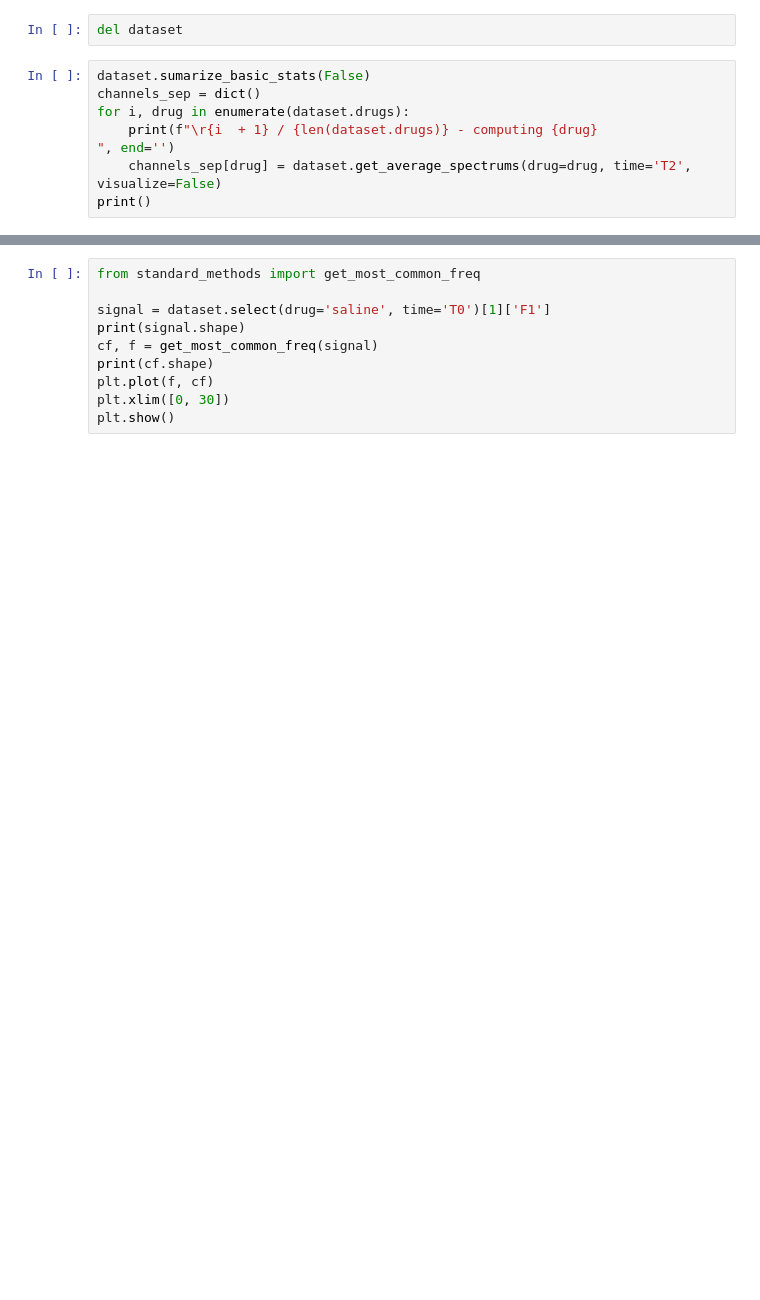
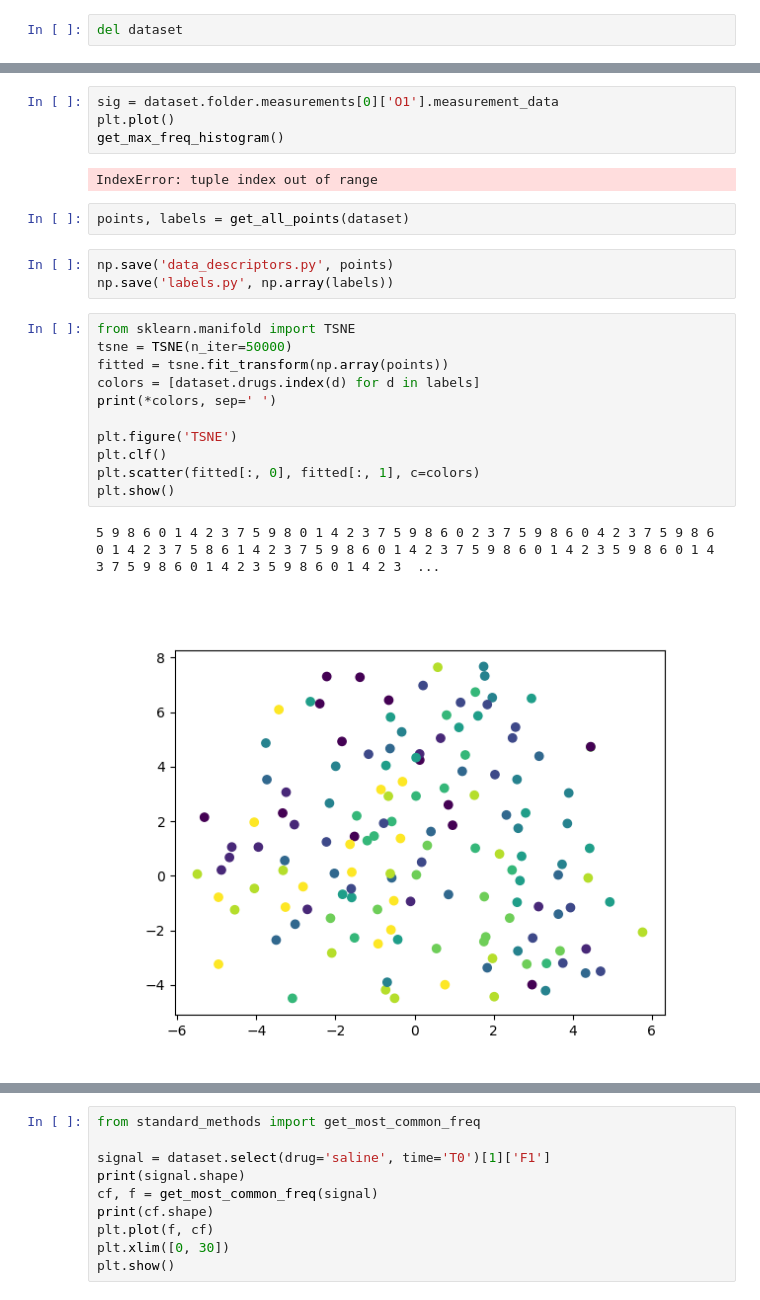
Before and after one commit to achopus/NUDZ, a Jupyter notebook: tester.ipynb, the cells around one changed output, grey strips where cells are left out. Cells and saved outputs as stored; diff of their text form; blank space fills up the shorter version.

```diff
--- a/tester.ipynb
+++ b/tester.ipynb
@@ -18,9 +18,2 @@ AttributeError: 'FigureManager' object has no attribute 'window'
 # %%
 del dataset
-# %%
-dataset.sumarize_basic_stats(False)
-channels_sep = dict()
-for i, drug in enumerate(dataset.drugs):
-    print(f"\r{i  + 1} / {len(dataset.drugs)} - computing {drug}                   ", end='')
-    channels_sep[drug] = dataset.get_average_spectrums(drug=drug, time='T2', visualize=False)
-print()
@@ -66,0 +69,25 @@ plt.show()
+# %%
+sig = dataset.folder.measurements[0]['O1'].measurement_data
+plt.plot()
+get_max_freq_histogram()
+# %% [output]
+IndexError: tuple index out of range
+# %%
+points, labels = get_all_points(dataset)
+# %%
+np.save('data_descriptors.py', points)
+np.save('labels.py', np.array(labels))
+# %%
+from sklearn.manifold import TSNE
+tsne = TSNE(n_iter=50000)
+fitted = tsne.fit_transform(np.array(points))
+colors = [dataset.drugs.index(d) for d in labels]
+print(*colors, sep=' ')
+
+plt.figure('TSNE')
+plt.clf()
+plt.scatter(fitted[:, 0], fitted[:, 1], c=colors)
+plt.show()
+# %% [output]
+5 9 8 6 0 1 4 2 3 7 5 9 8 0 1 4 2 3 7 5 9 8 6 0 2 3 7 5 9 8 6 0 4 2 3 7 5 9 8 6 0 1 4 2 3 7 5 8 6 1 4 2 3 7 5 9 8 6 0 1 4 2 3 7 5 9 8 6 0 1 4 2 3 5 9 8 6 0 1 4 3 7 5 9 8 6 0 1 4 2 3 5 9 8 6 0 1 4 2 3  ...
+[figure, added]
```
Also changed, not shown: parts of 8 cells of this notebook, 7 other files.
